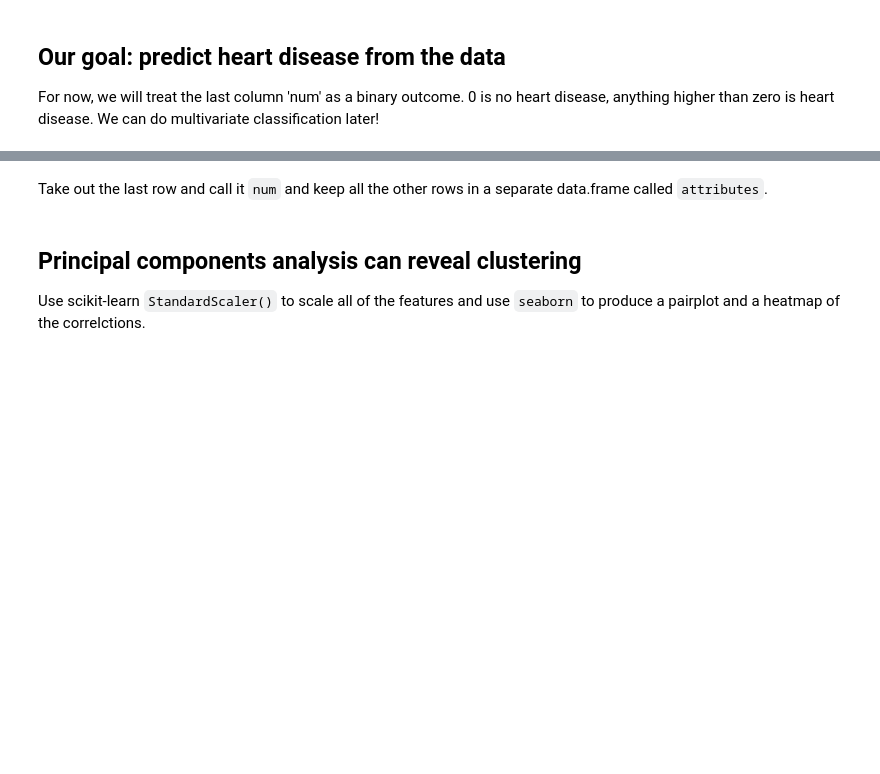
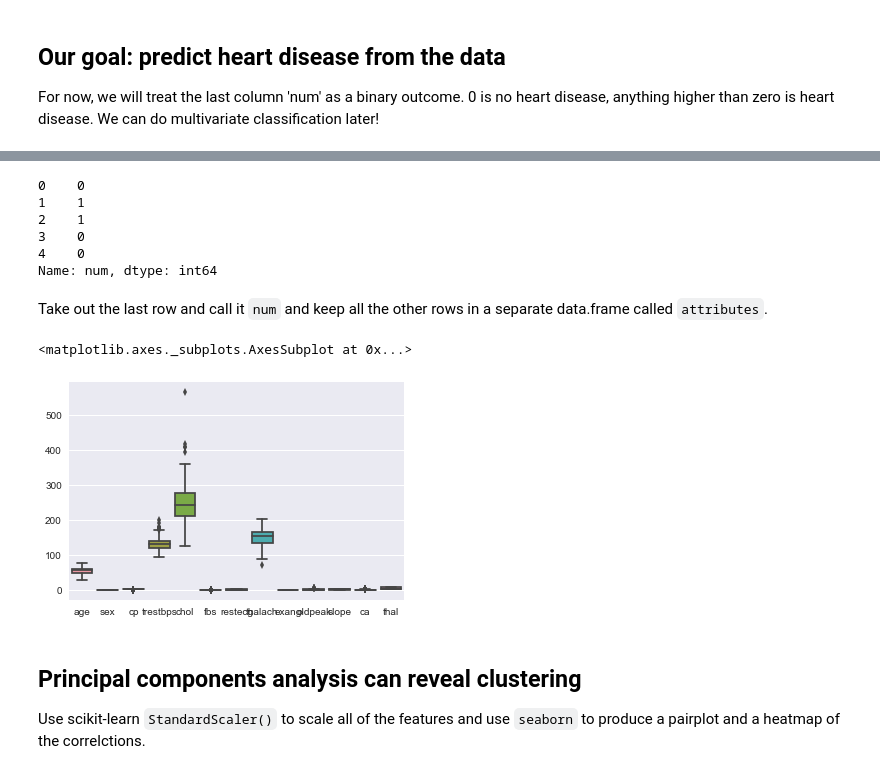
Before and after one commit to pjshort/london_data_sci_PCA_supervised, a Jupyter notebook: heart_disease_solution.ipynb, the cells around one changed output, grey strips where cells are left out. Cells and saved outputs as stored; diff of their text form; code cells hidden in the pictures; blank space fills up the shorter version.

```diff
--- a/heart_disease_solution.ipynb
+++ b/heart_disease_solution.ipynb
@@ -33,6 +51,13 @@ heart.head()
 
 For now, we will treat the last column 'num' as a binary outcome. 0 is no heart disease, anything higher than zero is heart disease. We can do multivariate classification later!
 # %%
+# option 1
 X = heart.iloc[:,0:13]
 y = heart.iloc[:,-1]
+
+# option 2
+X = heart.drop('num', axis = 1)
+y = heart['num']
+
+# make everyone with any type of heart disease a 1
 y[y > 0] = 1
@@ -41,7 +77,19 @@ X.head()
 # %%
 y.head()
+# %% [output]
+0    0
+1    1
+2    1
+3    0
+4    0
+Name: num, dtype: int64
 # %% [markdown]
 Take out the last row and call it `num` and keep all the other rows in a separate data.frame called `attributes`.
+# %%
+sns.boxplot(X)
+# %% [output]
+<matplotlib.axes._subplots.AxesSubplot at 0x...>
+[figure, added]
 # %% [markdown]
 ## Principal components analysis can reveal clustering
 
```
Also changed, not shown: parts of 37 cells of this notebook.
